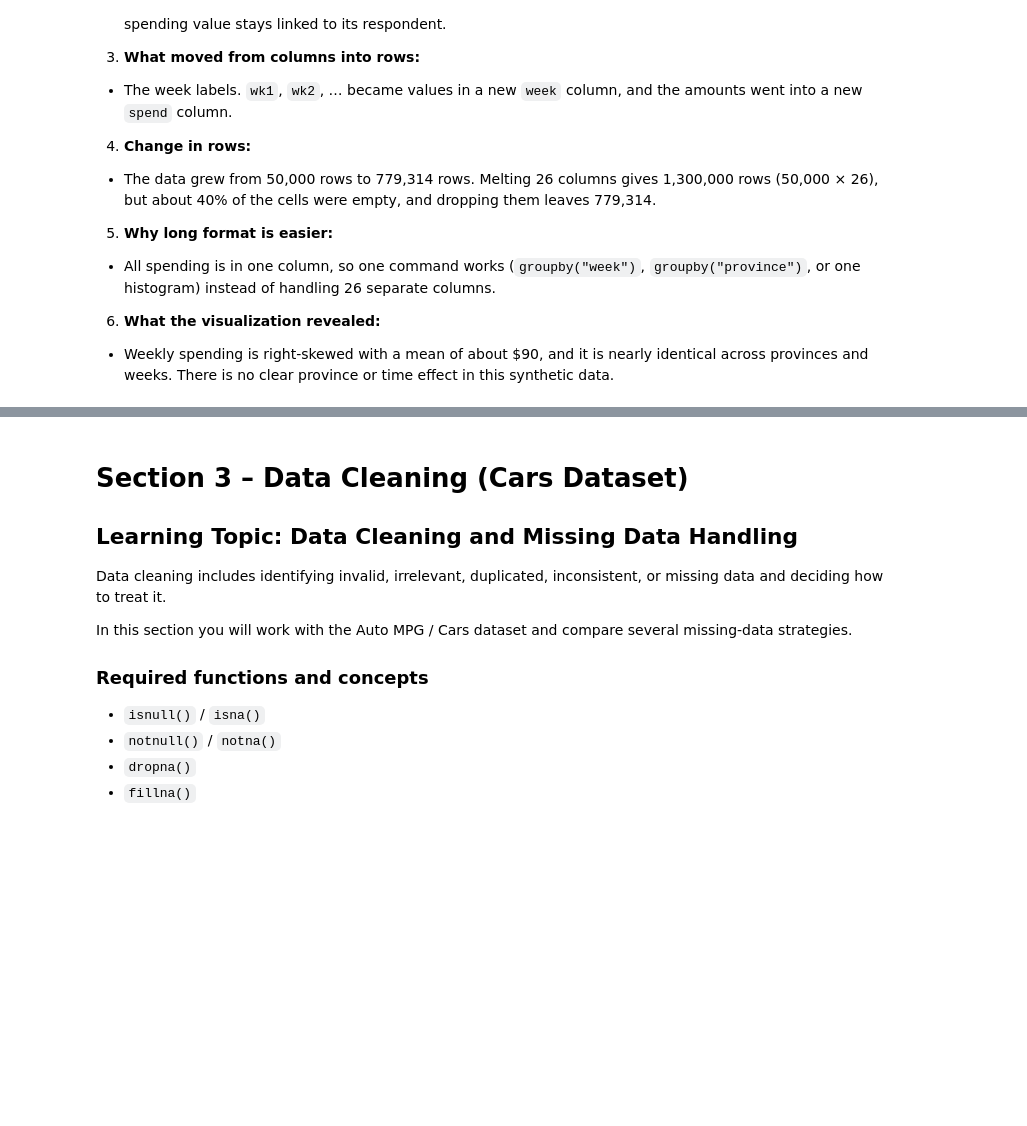
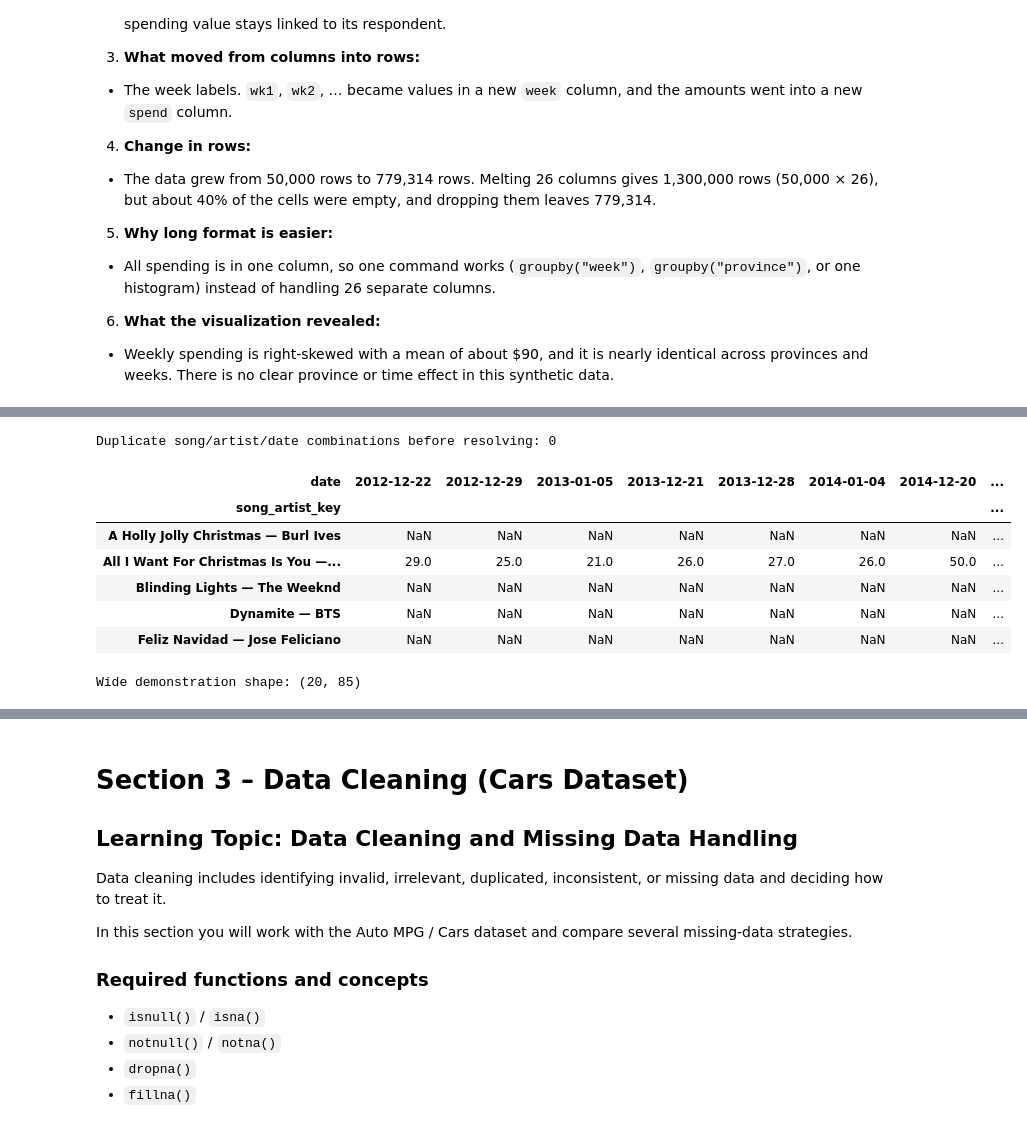
Before and after one commit to AlamirConestoga/Tidying_Cleaning_Imputation_Outlier_Detection, a Jupyter notebook: week5Lab_Students.ipynb, the cells around one changed output, grey strips where cells are left out. Drawn from its saved outputs; the diff is of its cells as text; code cells hidden in the pictures; blank space fills up the shorter version.

```diff
--- a/week5Lab_Students.ipynb
+++ b/week5Lab_Students.ipynb
@@ -569,0 +771,39 @@ Answer all questions:
+# %%
+# Demonstrate pivot() and melt() using a manageable sample of song/artist pairs.
+# The complete source is already long format (one row per chart appearance).
+if date_col is None:
+    raise ValueError("A date/chart-week column is required for the pivot/melt demonstration.")
+
+wide_source = features.copy()
+wide_source["song_artist_key"] = (
+    wide_source[song_col].astype("string").fillna("<missing song>")
+    + " — "
+    + wide_source[artist_col].astype("string").fillna("<missing artist>")
+)
+
+sample_keys = wide_source["song_artist_key"].drop_duplicates().head(20)
+sample_long = wide_source[wide_source["song_artist_key"].isin(sample_keys)].copy()
+
+# A pivot requires one value per song/artist/date. Report and resolve collisions for this demonstration.
+duplicate_song_dates = int(sample_long.duplicated(["song_artist_key", date_col]).sum())
+print("Duplicate song/artist/date combinations before resolving:", duplicate_song_dates)
+if duplicate_song_dates:
+    sample_long = sample_long.drop_duplicates(["song_artist_key", date_col], keep="first")
+
+wide_demo = sample_long.pivot(
+    index="song_artist_key",
+    columns=date_col,
+    values=current_col
+)
+display(wide_demo.head())
+print("Wide demonstration shape:", wide_demo.shape)
+# %% [output]
+Duplicate song/artist/date combinations before resolving: 0
+| date | 2012-12-22 | 2012-12-29 | 2013-01-05 | 2013-12-21 | 2013-12-28 | 2014-01-04 | 2014-12-20 | ... |
+| song_artist_key |  |  |  |  |  |  |  | ... |
+| A Holly Jolly Christmas — Burl Ives | NaN | NaN | NaN | NaN | NaN | NaN | NaN | ... |
+| All I Want For Christmas Is You —... | 29.0 | 25.0 | 21.0 | 26.0 | 27.0 | 26.0 | 50.0 | ... |
+| Blinding Lights — The Weeknd | NaN | NaN | NaN | NaN | NaN | NaN | NaN | ... |
+| Dynamite — BTS | NaN | NaN | NaN | NaN | NaN | NaN | NaN | ... |
+| Feliz Navidad — Jose Feliciano | NaN | NaN | NaN | NaN | NaN | NaN | NaN | ... |
+Wide demonstration shape: (20, 85)
```
Also changed, not shown: parts of 54 cells of this notebook, 1 other file.
